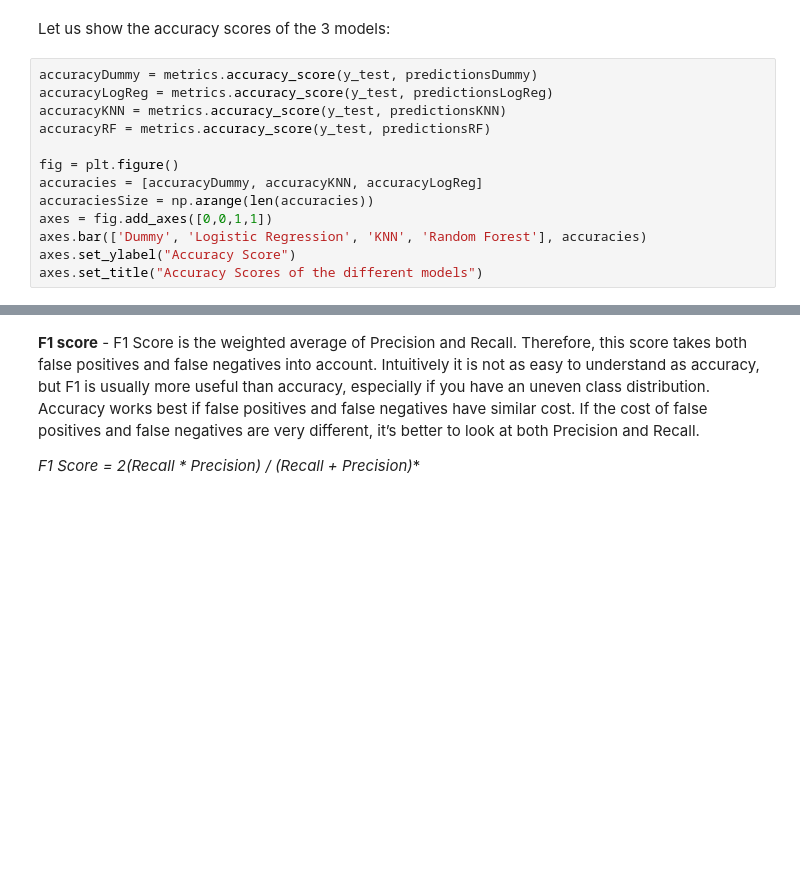
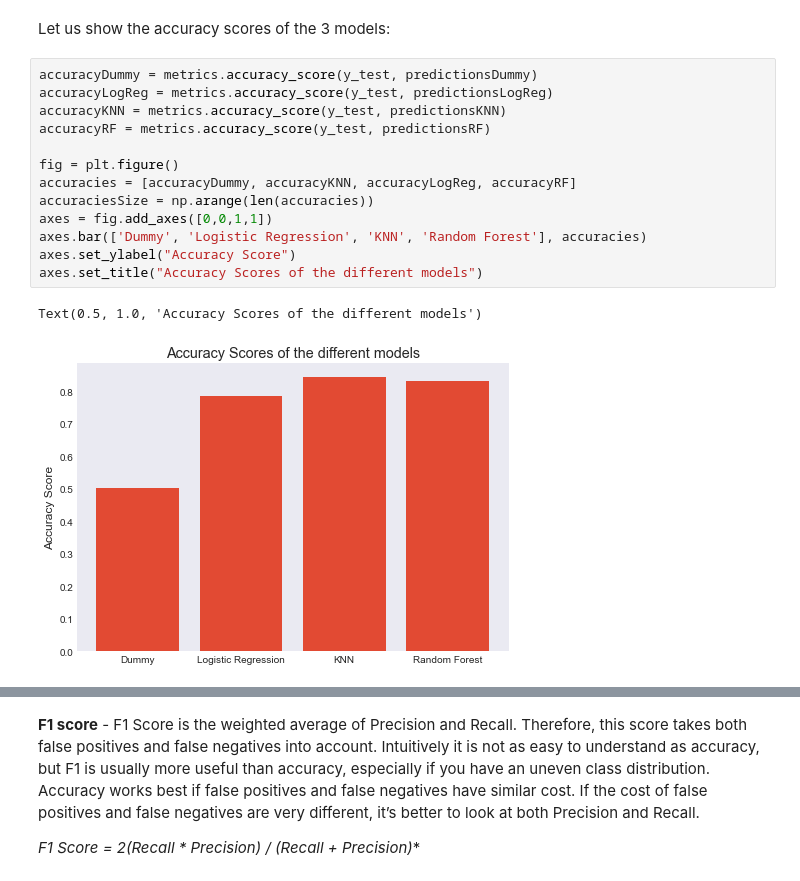
Before and after one commit to sandler2806/Data-Visualization, a Jupyter notebook: ClassificationProject_RainPrediction.ipynb, the cells around one changed output, grey strips where cells are left out. Drawn from its saved outputs; the diff is of its cells as text; blank space fills up the shorter version.

```diff
--- a/ClassificationProject_RainPrediction.ipynb
+++ b/ClassificationProject_RainPrediction.ipynb
@@ -991,16 +991,19 @@ Let us show the accuracy scores of the 3 models:
 # %%
 accuracyDummy = metrics.accuracy_score(y_test, predictionsDummy)
 accuracyLogReg = metrics.accuracy_score(y_test, predictionsLogReg)
 accuracyKNN = metrics.accuracy_score(y_test, predictionsKNN)
 accuracyRF = metrics.accuracy_score(y_test, predictionsRF)
 
 fig = plt.figure()
-accuracies = [accuracyDummy, accuracyKNN, accuracyLogReg]
+accuracies = [accuracyDummy, accuracyKNN, accuracyLogReg, accuracyRF]
 accuraciesSize = np.arange(len(accuracies))
 axes = fig.add_axes([0,0,1,1])
 axes.bar(['Dummy', 'Logistic Regression', 'KNN', 'Random Forest'], accuracies)
 axes.set_ylabel("Accuracy Score")
 axes.set_title("Accuracy Scores of the different models")
+# %% [output]
+Text(0.5, 1.0, 'Accuracy Scores of the different models')
+[figure, added]
 # %% [markdown]
 ![Precision%20Recall%20img.jpeg](attachment:Precision%20Recall%20img.jpeg)
 # %% [markdown]
```
Also changed, not shown: parts of 5 cells of this notebook.
